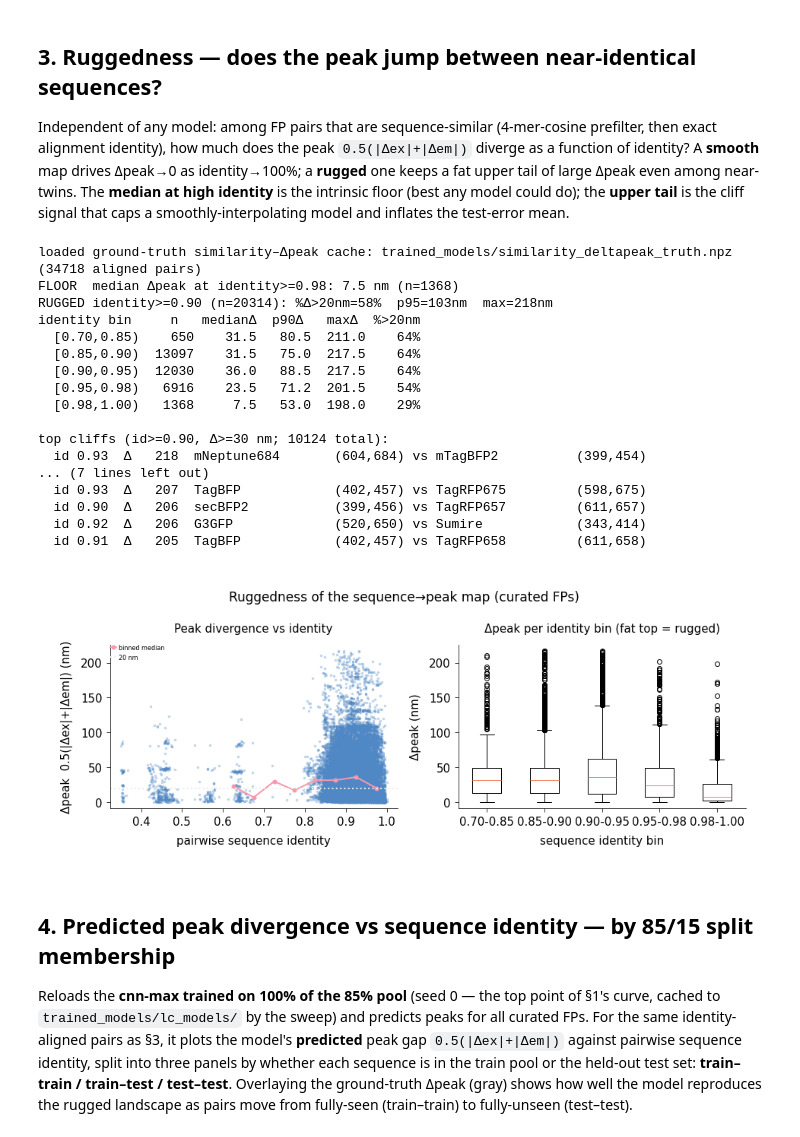
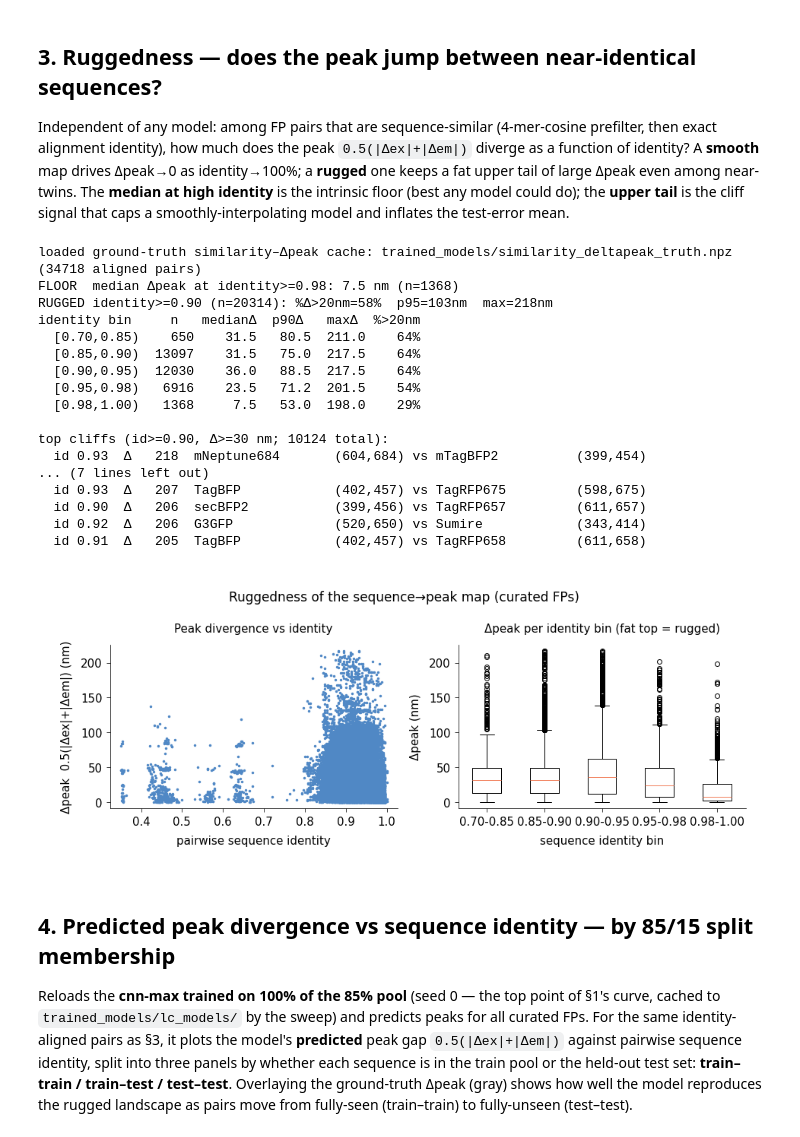
Before and after one commit to Arcadia-Science/FPguide, a Jupyter notebook: peak_design/learning_curve.ipynb, the cells around one changed output. Drawn from its saved outputs; the diff is of its cells as text; code cells hidden in the pictures.

```diff
--- a/peak_design/learning_curve.ipynb
+++ b/peak_design/learning_curve.ipynb
@@ -170,36 +170,36 @@ print(f"\ntop cliffs (id>=0.90, Δ>=30 nm; {((pid>=0.90)&(dpk>=30)).sum()} total
 for k in cl:
     a,b=Ai[k],Bi[k]; print(f"  id {pid[k]:.2f}  Δ {dpk[k]:5.0f}  {namesR[a][:18]:18}({peaks[a,0]:.0f},{peaks[a,1]:.0f}) vs {namesR[b][:18]:18}({peaks[b,0]:.0f},{peaks[b,1]:.0f})")
 
 fig,ax=plt.subplots(1,2,figsize=(13,5))
-ax[0].scatter(pid,dpk,s=12,alpha=0.35,color=C("aegean"))
+ax[0].scatter(pid,dpk,s=12,alpha=1,color=C("aegean"))
 be=np.linspace(0.6,1.0,9); ct=0.5*(be[:-1]+be[1:])
 md_=[np.median(dpk[(pid>=be[i])&(pid<be[i+1])]) if ((pid>=be[i])&(pid<be[i+1])).any() else np.nan for i in range(8)]
-ax[0].plot(ct,md_,"-o",color=C("rose"),lw=2,label="binned median"); ax[0].axhline(20,ls=":",color=C("gray"),label="20 nm")
+#ax[0].plot(ct,md_,"-o",color=C("rose"),lw=2,label="binned median"); ax[0].axhline(20,ls=":",color=C("gray"),label="20 nm")
 ax[0].set_xlabel("pairwise sequence identity"); ax[0].set_ylabel("Δpeak  0.5(|Δex|+|Δem|) (nm)")
 ax[0].set_title("Peak divergence vs identity"); ax[0].legend(fontsize=8)
 ax[1].boxplot([dpk[(pid>=lo)&(pid<hi)] for lo,hi in bins], tick_labels=[f"{lo:.2f}-{hi:.2f}" for lo,hi in bins])
 ax[1].set_xlabel("sequence identity bin"); ax[1].set_ylabel("Δpeak (nm)"); ax[1].set_title("Δpeak per identity bin (fat top = rugged)")
 plt.suptitle("Ruggedness of the sequence→peak map (curated FPs)")
 plt.tight_layout(); fig.savefig("trained_models/ruggedness.png",dpi=130,bbox_inches="tight"); plt.show()
 # %% [output]
 loaded ground-truth similarity–Δpeak cache: trained_models/similarity_deltapeak_truth.npz (34718 aligned pairs)
 FLOOR  median Δpeak at identity>=0.98: 7.5 nm (n=1368)
 RUGGED identity>=0.90 (n=20314): %Δ>20nm=58%  p95=103nm  max=218nm
 identity bin     n   medianΔ  p90Δ   maxΔ  %>20nm
   [0.70,0.85)    650    31.5   80.5  211.0    64%
   [0.85,0.90)  13097    31.5   75.0  217.5    64%
   [0.90,0.95)  12030    36.0   88.5  217.5    64%
   [0.95,0.98)   6916    23.5   71.2  201.5    54%
   [0.98,1.00)   1368     7.5   53.0  198.0    29%
 
 top cliffs (id>=0.90, Δ>=30 nm; 10124 total):
   id 0.93  Δ   218  mNeptune684       (604,684) vs mTagBFP2          (399,454)
 ... (7 lines left out)
   id 0.93  Δ   207  TagBFP            (402,457) vs TagRFP675         (598,675)
   id 0.90  Δ   206  secBFP2           (399,456) vs TagRFP657         (611,657)
   id 0.92  Δ   206  G3GFP             (520,650) vs Sumire            (343,414)
   id 0.91  Δ   205  TagBFP            (402,457) vs TagRFP658         (611,658)
-[figure, old version]
+[figure, new version]
 # %% [markdown]
 ## 4. Predicted peak divergence vs sequence identity — by 85/15 split membership
 
```
Also changed, not shown: parts of 4 cells of this notebook, 1 other file.
